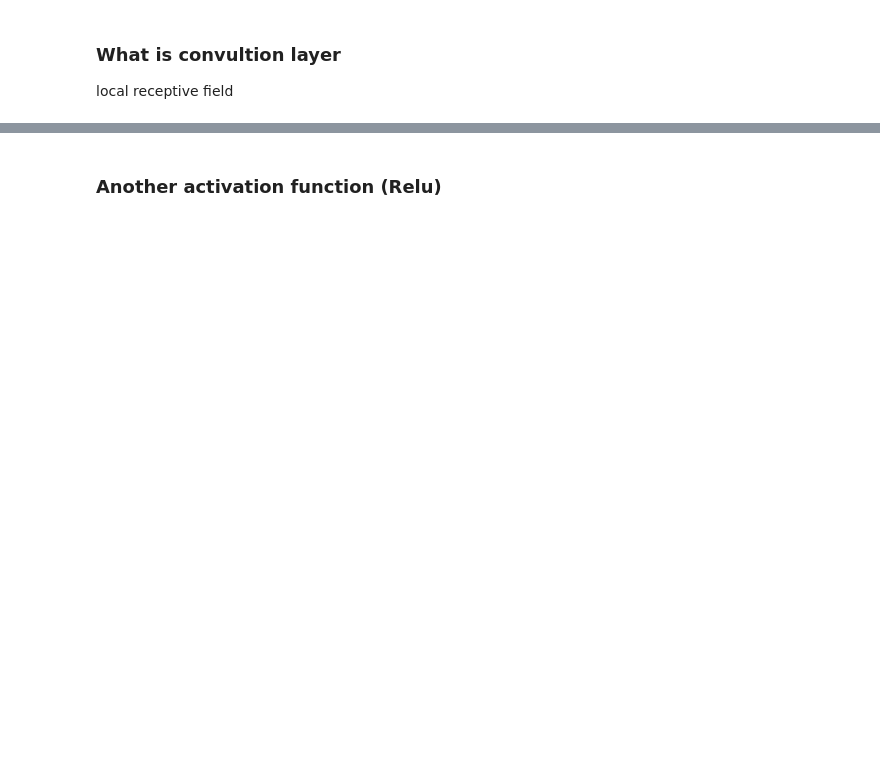
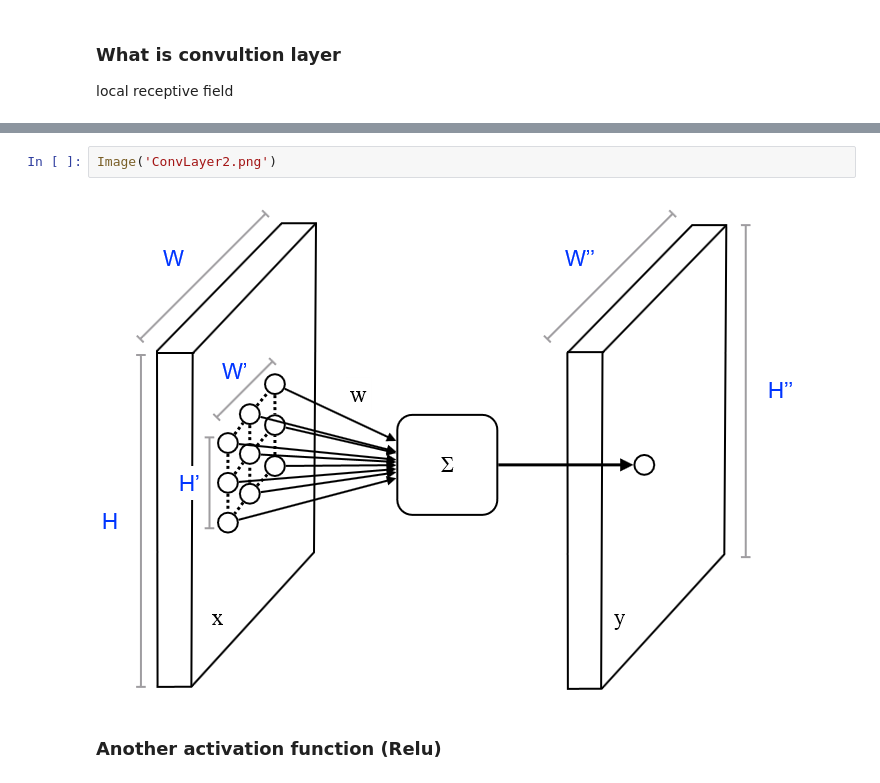
Before and after one commit to ahmedanis03/IntroMLandDL, a Jupyter notebook: Deep learning.ipynb, the cells around one changed output, grey strips where cells are left out. Saved outputs shown, nothing was run; the diff lists cells and outputs as text; blank space fills up the shorter version.

```diff
--- a/Deep learning.ipynb
+++ b/Deep learning.ipynb
@@ -22,2 +28,6 @@ local receptive field
+# %%
+Image('ConvLayer2.png')
+# %% [output]
+[figure, added]
 # %% [markdown]
 ### Another activation function (Relu)
```
Also changed, not shown: parts of 16 cells of this notebook, 11 other files.
